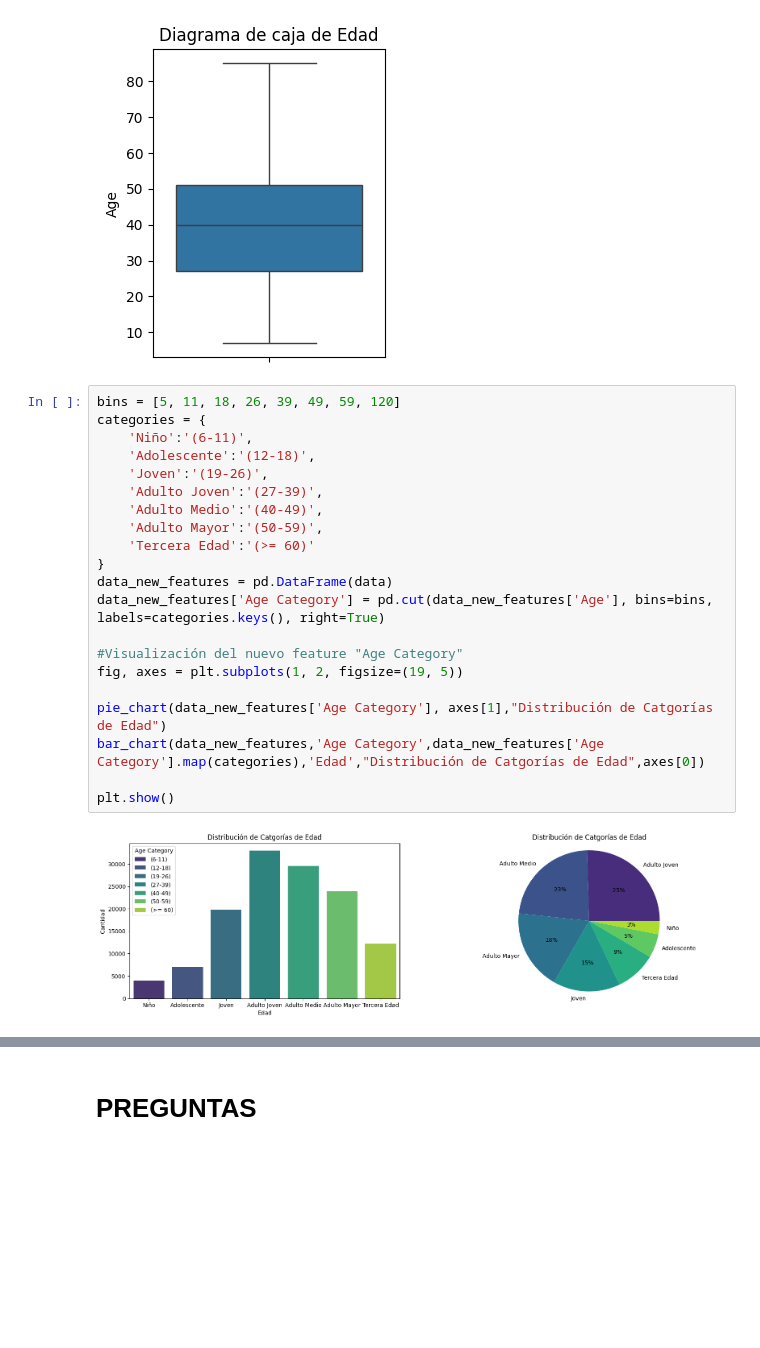
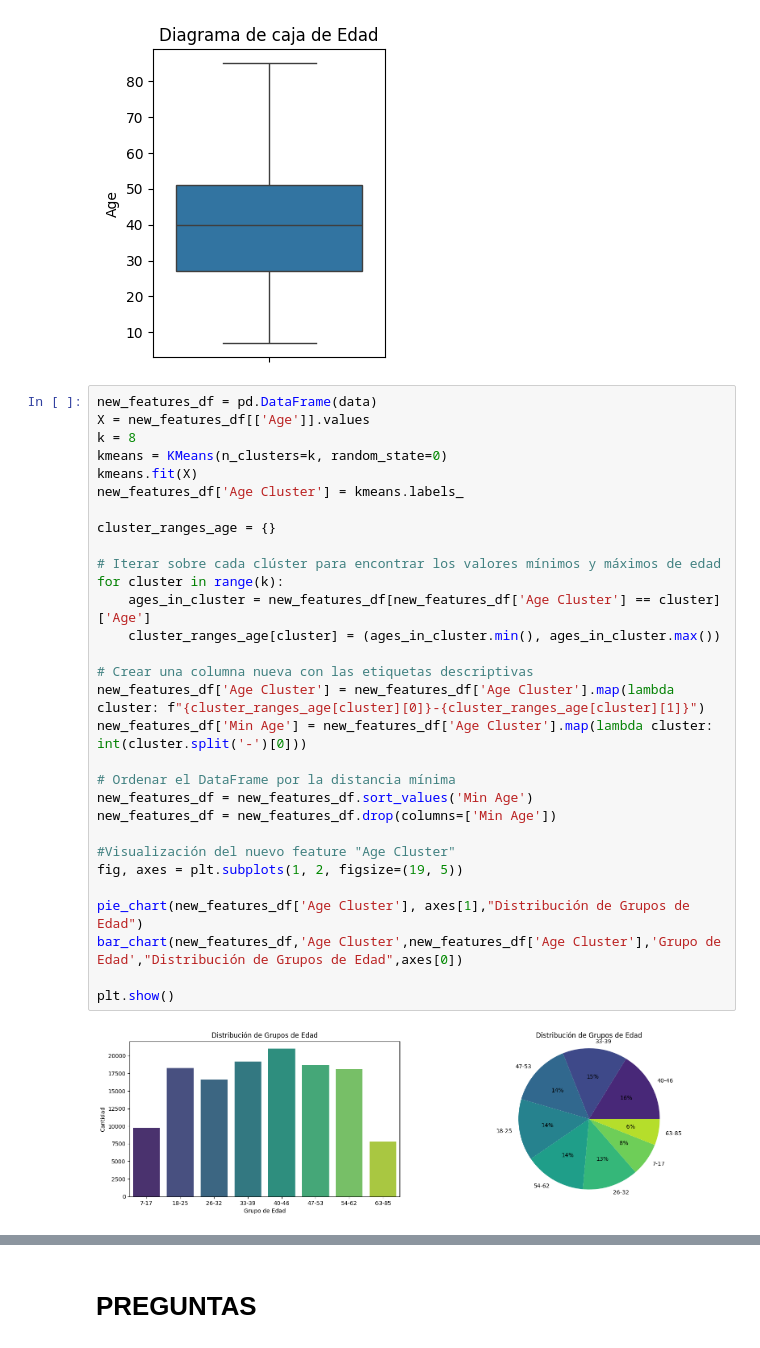
Before and after one commit to fgghi/Proyecto-Sis-Inteligentes, a Jupyter notebook: EDA/Proyecto_Final_Sis_int copy.ipynb, the cells around one changed output, grey strips where cells are left out. Cells and saved outputs as stored; diff of their text form; blank space fills up the shorter version.

```diff
--- a/EDA/Proyecto_Final_Sis_int copy.ipynb
+++ b/EDA/Proyecto_Final_Sis_int copy.ipynb
@@ -221,29 +198,38 @@ plt.show()
 # %% [output]
 [figure]
 [figure]
-# %%
-bins = [5, 11, 18, 26, 39, 49, 59, 120]
-categories = {
-    'Niño':'(6-11)',
-    'Adolescente':'(12-18)',
-    'Joven':'(19-26)',
-    'Adulto Joven':'(27-39)',
-    'Adulto Medio':'(40-49)',
-    'Adulto Mayor':'(50-59)',
-    'Tercera Edad':'(>= 60)'
-}
-data_new_features = pd.DataFrame(data)
-data_new_features['Age Category'] = pd.cut(data_new_features['Age'], bins=bins, labels=categories.keys(), right=True)
-
-#Visualización del nuevo feature "Age Category"
-fig, axes = plt.subplots(1, 2, figsize=(19, 5))
-
-pie_chart(data_new_features['Age Category'], axes[1],"Distribución de Catgorías de Edad")
-bar_chart(data_new_features,'Age Category',data_new_features['Age Category'].map(categories),'Edad',"Distribución de Catgorías de Edad",axes[0])
-
-plt.show()
-# %% [output]
-[figure, removed]
+# %%
+new_features_df = pd.DataFrame(data)
+X = new_features_df[['Age']].values
+k = 8
+kmeans = KMeans(n_clusters=k, random_state=0)
+kmeans.fit(X)
+new_features_df['Age Cluster'] = kmeans.labels_
+
+cluster_ranges_age = {}
+
+# Iterar sobre cada clúster para encontrar los valores mínimos y máximos de edad
+for cluster in range(k):
+    ages_in_cluster = new_features_df[new_features_df['Age Cluster'] == cluster]['Age']
+    cluster_ranges_age[cluster] = (ages_in_cluster.min(), ages_in_cluster.max())
+
+# Crear una columna nueva con las etiquetas descriptivas
+new_features_df['Age Cluster'] = new_features_df['Age Cluster'].map(lambda cluster: f"{cluster_ranges_age[cluster][0]}-{cluster_ranges_age[cluster][1]}")
+new_features_df['Min Age'] = new_features_df['Age Cluster'].map(lambda cluster: int(cluster.split('-')[0]))
+
+# Ordenar el DataFrame por la distancia mínima
+new_features_df = new_features_df.sort_values('Min Age')
+new_features_df = new_features_df.drop(columns=['Min Age'])
+
+#Visualización del nuevo feature "Age Cluster"
+fig, axes = plt.subplots(1, 2, figsize=(19, 5))
+
+pie_chart(new_features_df['Age Cluster'], axes[1],"Distribución de Grupos de Edad")
+bar_chart(new_features_df,'Age Cluster',new_features_df['Age Cluster'],'Grupo de Edad',"Distribución de Grupos de Edad",axes[0])
+
+plt.show()
+# %% [output]
+[figure, added]
 # %%
 #Histograma de la columna distacia de vuelo en km
 
```
Also changed, not shown: parts of 29 cells of this notebook, 1 other file.
